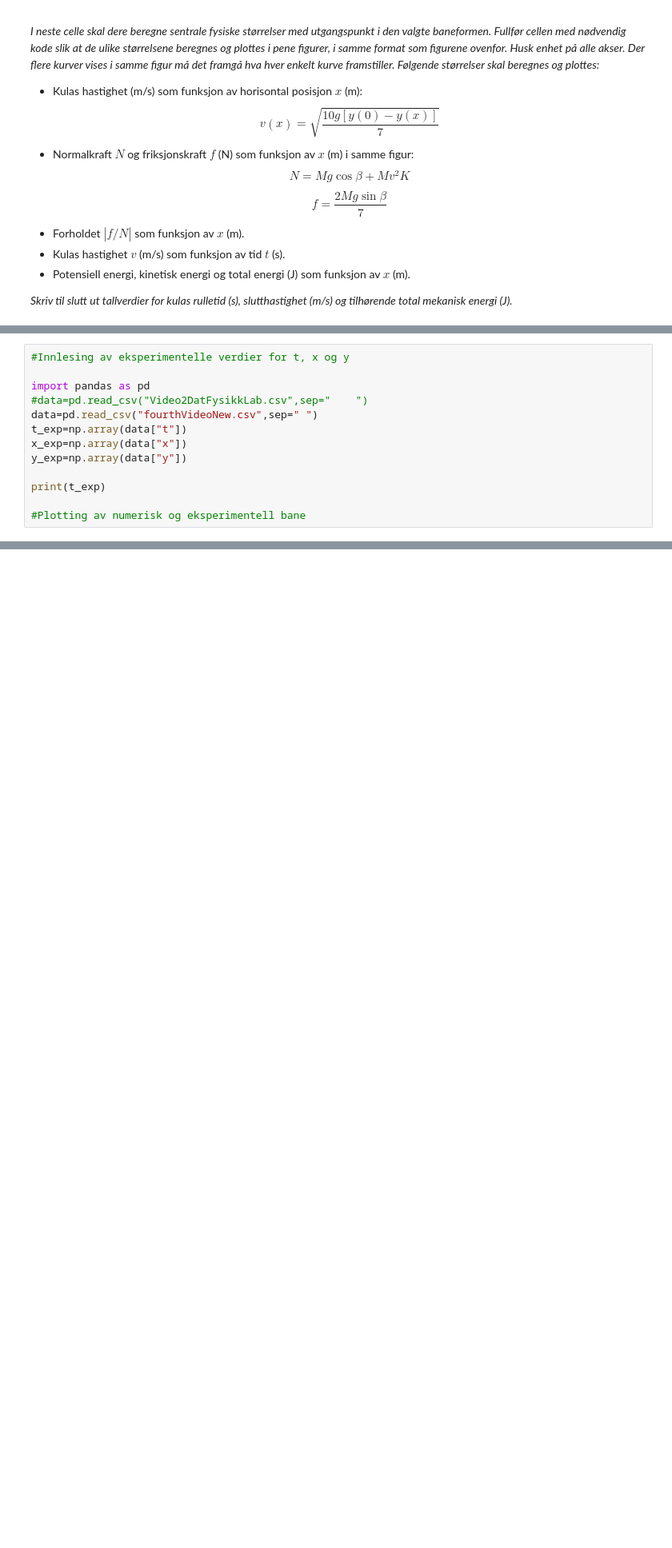
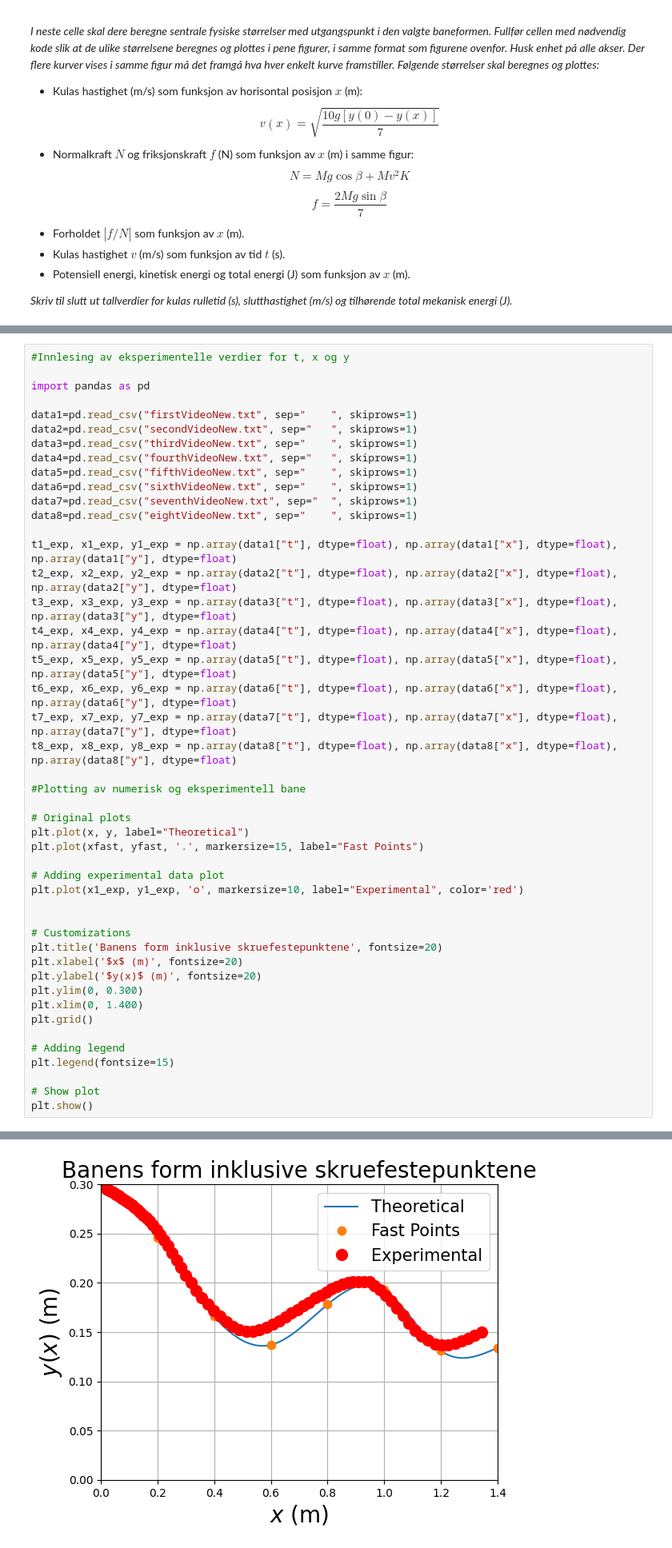
Before and after one commit to fnilsen1/TFY4115-lab, a Jupyter notebook: mal_V24.ipynb, the cells around one changed output, grey strips where cells are left out. Shown at 80% size. Saved outputs shown, nothing was run; the diff lists cells and outputs as text; blank space fills up the shorter version.

```diff
--- a/mal_V24.ipynb
+++ b/mal_V24.ipynb
@@ -308,13 +301,46 @@ Lag en figur som viser både numerisk og eksperimentell bane, dvs y(x) og y_exp(
 #Innlesing av eksperimentelle verdier for t, x og y
 
 import pandas as pd
-#data=pd.read_csv("Video2DatFysikkLab.csv",sep="	")
-data=pd.read_csv("fourthVideoNew.csv",sep="	")
-t_exp=np.array(data["t"])
-x_exp=np.array(data["x"])
-y_exp=np.array(data["y"])
 
-print(t_exp)
+data1=pd.read_csv("firstVideoNew.txt", sep="	", skiprows=1)
+data2=pd.read_csv("secondVideoNew.txt", sep="	", skiprows=1)
+data3=pd.read_csv("thirdVideoNew.txt", sep="	", skiprows=1)
+data4=pd.read_csv("fourthVideoNew.txt", sep="	", skiprows=1)
+data5=pd.read_csv("fifthVideoNew.txt", sep="	", skiprows=1)
+data6=pd.read_csv("sixthVideoNew.txt", sep="	", skiprows=1)
+data7=pd.read_csv("seventhVideoNew.txt", sep="	", skiprows=1)
+data8=pd.read_csv("eightVideoNew.txt", sep="	", skiprows=1)
+
+t1_exp, x1_exp, y1_exp = np.array(data1["t"], dtype=float), np.array(data1["x"], dtype=float), np.array(data1["y"], dtype=float)
+t2_exp, x2_exp, y2_exp = np.array(data2["t"], dtype=float), np.array(data2["x"], dtype=float), np.array(data2["y"], dtype=float)
+t3_exp, x3_exp, y3_exp = np.array(data3["t"], dtype=float), np.array(data3["x"], dtype=float), np.array(data3["y"], dtype=float)
+t4_exp, x4_exp, y4_exp = np.array(data4["t"], dtype=float), np.array(data4["x"], dtype=float), np.array(data4["y"], dtype=float)
+t5_exp, x5_exp, y5_exp = np.array(data5["t"], dtype=float), np.array(data5["x"], dtype=float), np.array(data5["y"], dtype=float)
+t6_exp, x6_exp, y6_exp = np.array(data6["t"], dtype=float), np.array(data6["x"], dtype=float), np.array(data6["y"], dtype=float)
+t7_exp, x7_exp, y7_exp = np.array(data7["t"], dtype=float), np.array(data7["x"], dtype=float), np.array(data7["y"], dtype=float)
+t8_exp, x8_exp, y8_exp = np.array(data8["t"], dtype=float), np.array(data8["x"], dtype=float), np.array(data8["y"], dtype=float)
 
 #Plotting av numerisk og eksperimentell bane
+
+# Original plots
+plt.plot(x, y, label="Theoretical")
+plt.plot(xfast, yfast, '.', markersize=15, label="Fast Points")
+
+# Adding experimental data plot
+plt.plot(x1_exp, y1_exp, 'o', markersize=10, label="Experimental", color='red')
+
+
+# Customizations
+plt.title('Banens form inklusive skruefestepunktene', fontsize=20)
+plt.xlabel('$x$ (m)', fontsize=20)
+plt.ylabel('$y(x)$ (m)', fontsize=20)
+plt.ylim(0, 0.300)
+plt.xlim(0, 1.400)
+plt.grid()
+
+# Adding legend
+plt.legend(fontsize=15)
+
+# Show plot
+plt.show()
 # %% [output]
@@ -336,0 +347 @@ print(t_exp)
+[figure, added]
```
Also changed, not shown: parts of 12 cells of this notebook.
